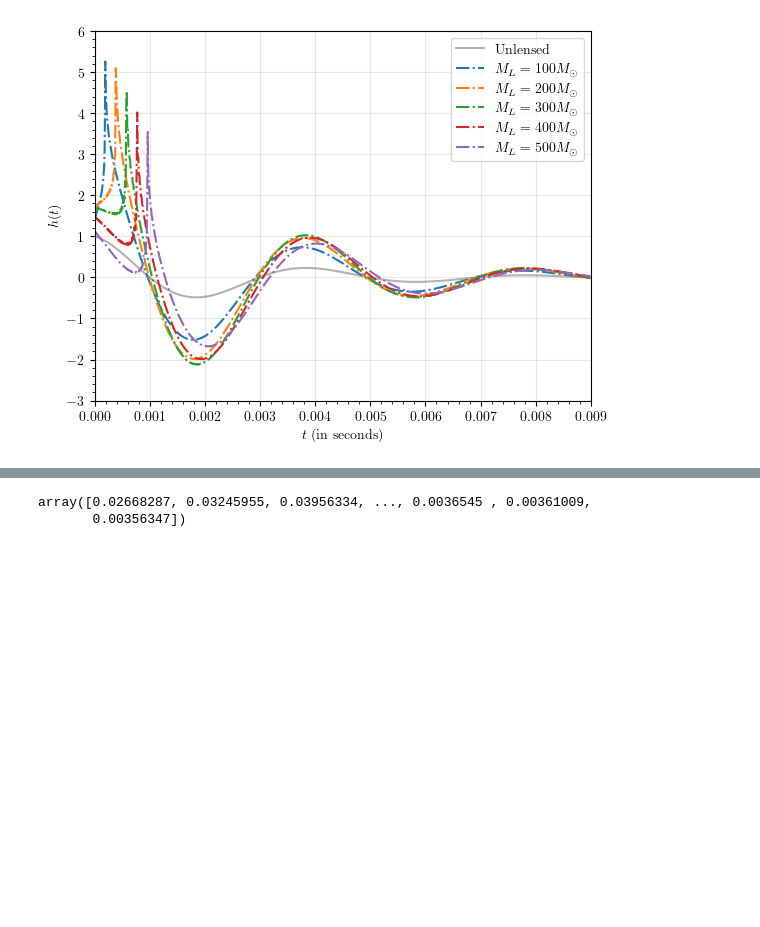
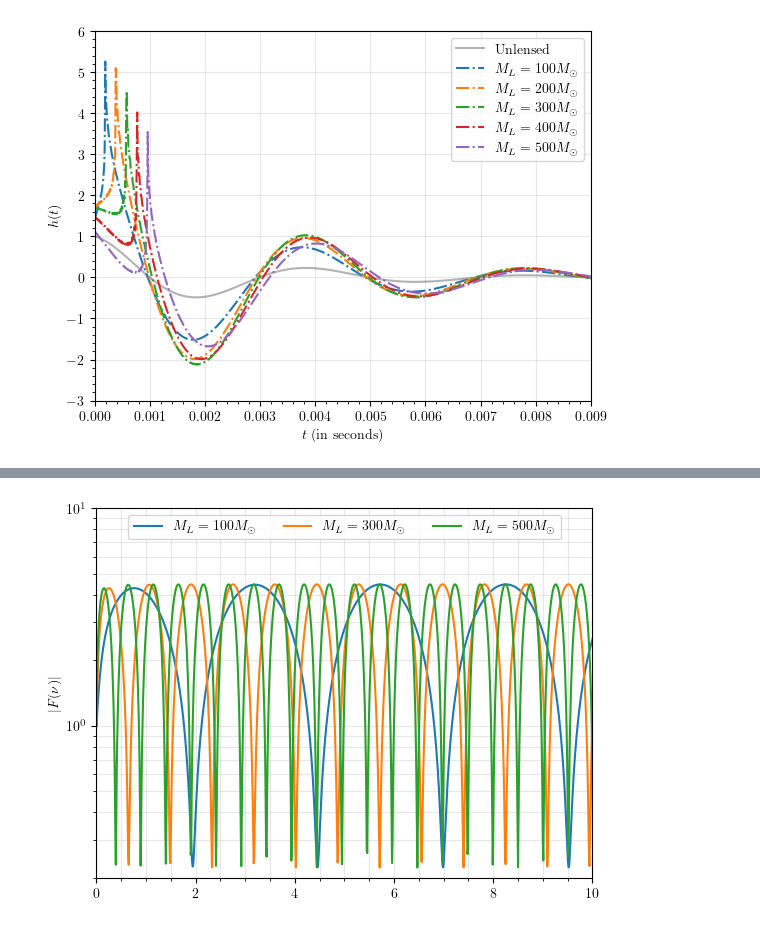
Before and after one commit to gcfbelinario/gw_thz, a Jupyter notebook: amplify.ipynb, the cells around one changed output, grey strips where cells are left out. Drawn from its saved outputs; the diff is of its cells as text; code cells hidden in the pictures; blank space fills up the shorter version.

```diff
--- a/amplify.ipynb
+++ b/amplify.ipynb
@@ -214,5 +218,24 @@ plt.show()
-# %%
-np.abs(hL_tilde_arr[1][:N//2])/max(np.abs(hL_tilde_arr[1][:N//2]))
-# %% [output]
-array([0.02668287, 0.03245955, 0.03956334, ..., 0.0036545 , 0.00361009,
-       0.00356347])
+# %%
+plt.plot(freqs[:N//2]*10**(-3), np.abs(F_arr[0][:N//2]), label=r"$M_L = 100M_{\odot}$")
+#plt.plot(freqs[:N//2]*10**(-3), np.abs(F_arr[1][:N//2]), label=r"$M_L = 200M_{\odot}$")
+plt.plot(freqs[:N//2]*10**(-3), np.abs(F_arr[2][:N//2]), label=r"$M_L = 300M_{\odot}$")
+#plt.plot(freqs[:N//2]*10**(-3), np.abs(F_arr[3][:N//2]), label=r"$M_L = 400M_{\odot}$")
+plt.plot(freqs[:N//2]*10**(-3), np.abs(F_arr[4][:N//2]), label=r"$M_L = 500M_{\odot}$")
+
+plt.yscale('log')
+
+plt.ylim([2*10**(-1),10**1])
+
+plt.xlim([0,10])
+#plt.ylim([10**(0),10**1])
+
+plt.ylabel(r"$|F(\nu)|$")
+plt.xlabel(r"$f$ (kHz)")
+
+plt.grid(which='both', alpha=0.3)
+plt.minorticks_on()
+
+plt.legend(ncols=3, loc="upper center")
+plt.show()
+# %% [output]
+[figure, added]
```
Also changed, not shown: parts of 1 cell of this notebook, 1 other file.
